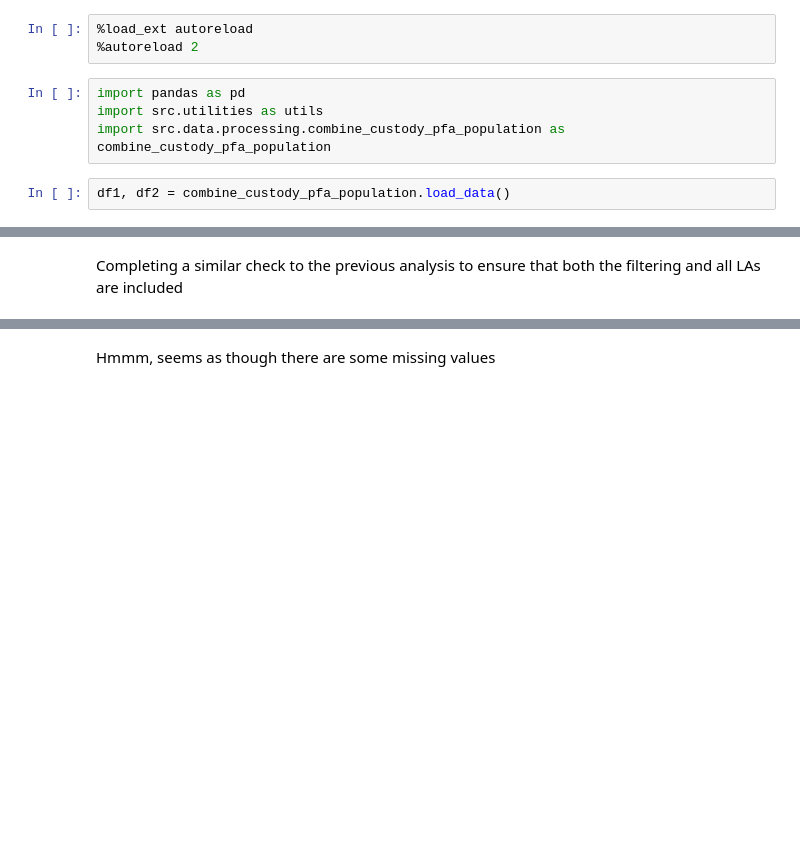
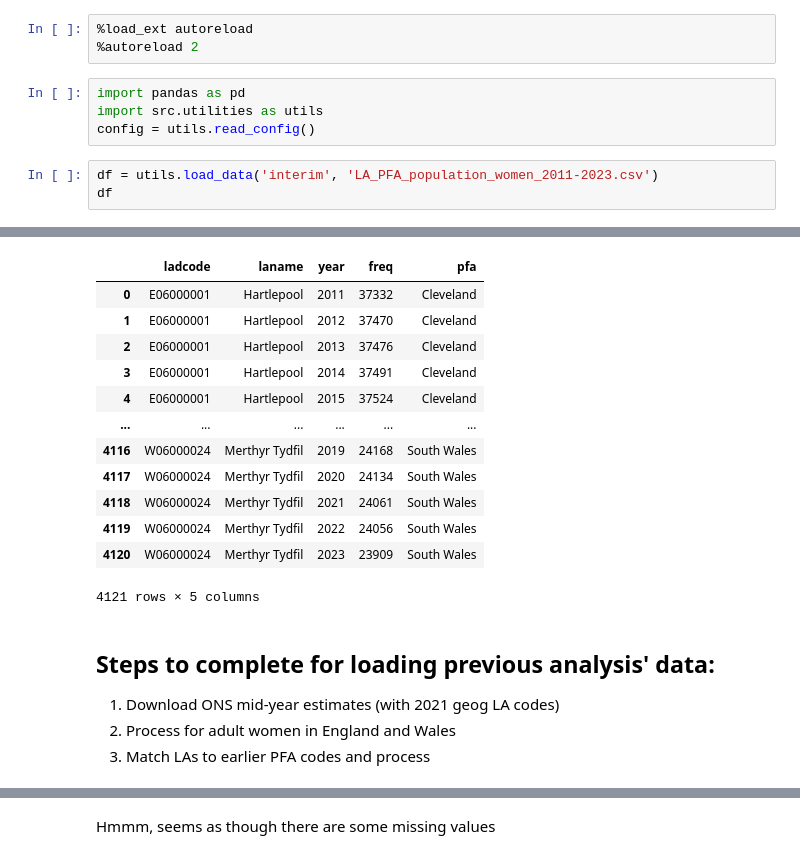
Before and after one commit to Prison-Reform-Trust/womens-imprisonment-PFA, a Jupyter notebook: notebooks/processing_data/1.8-ah-pfa-population-qa.ipynb, the cells around one changed output, grey strips where cells are left out. Drawn from its saved outputs; the diff is of its cells as text; blank space fills up the shorter version.

```diff
--- a/notebooks/processing_data/1.8-ah-pfa-population-qa.ipynb
+++ b/notebooks/processing_data/1.8-ah-pfa-population-qa.ipynb
@@ -10,7 +10,8 @@ Checking that my new dataset values are in line with previous years
 # %%
 import pandas as pd
 import src.utilities as utils
-import src.data.processing.combine_custody_pfa_population as combine_custody_pfa_population
+config = utils.read_config()
 # %%
-df1, df2 = combine_custody_pfa_population.load_data()
+df = utils.load_data('interim', 'LA_PFA_population_women_2011-2023.csv')
+df
 # %% [output]
@@ -19,2 +19,19 @@ df1, df2 = combine_custody_pfa_population.load_data()
+|  | ladcode | laname | year | freq | pfa |
+| 0 | E06000001 | Hartlepool | 2011 | 37332 | Cleveland |
+| 1 | E06000001 | Hartlepool | 2012 | 37470 | Cleveland |
+| 2 | E06000001 | Hartlepool | 2013 | 37476 | Cleveland |
+| 3 | E06000001 | Hartlepool | 2014 | 37491 | Cleveland |
+| 4 | E06000001 | Hartlepool | 2015 | 37524 | Cleveland |
+| ... | ... | ... | ... | ... | ... |
+| 4116 | W06000024 | Merthyr Tydfil | 2019 | 24168 | South Wales |
+| 4117 | W06000024 | Merthyr Tydfil | 2020 | 24134 | South Wales |
+| 4118 | W06000024 | Merthyr Tydfil | 2021 | 24061 | South Wales |
+| 4119 | W06000024 | Merthyr Tydfil | 2022 | 24056 | South Wales |
+| 4120 | W06000024 | Merthyr Tydfil | 2023 | 23909 | South Wales |
+4121 rows × 5 columns
 # %% [markdown]
-Completing a similar check to the previous analysis to ensure that both the filtering and all LAs are included
+## Steps to complete for loading previous analysis' data:
+
+1. Download ONS mid-year estimates (with 2021 geog LA codes)
+2. Process for adult women in England and Wales
+3. Match LAs to earlier PFA codes and process
```
Also changed, not shown: parts of 40 cells of this notebook.
